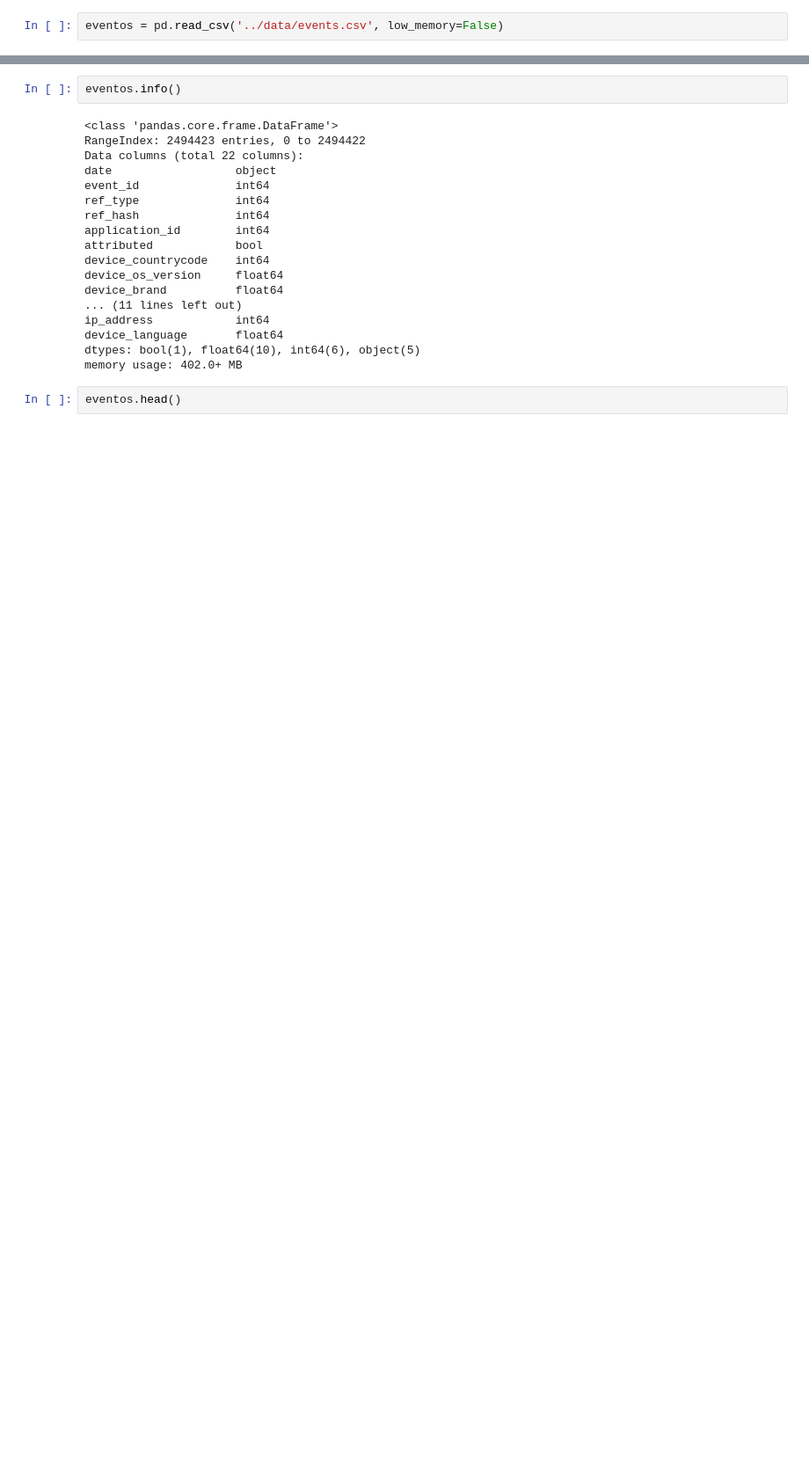
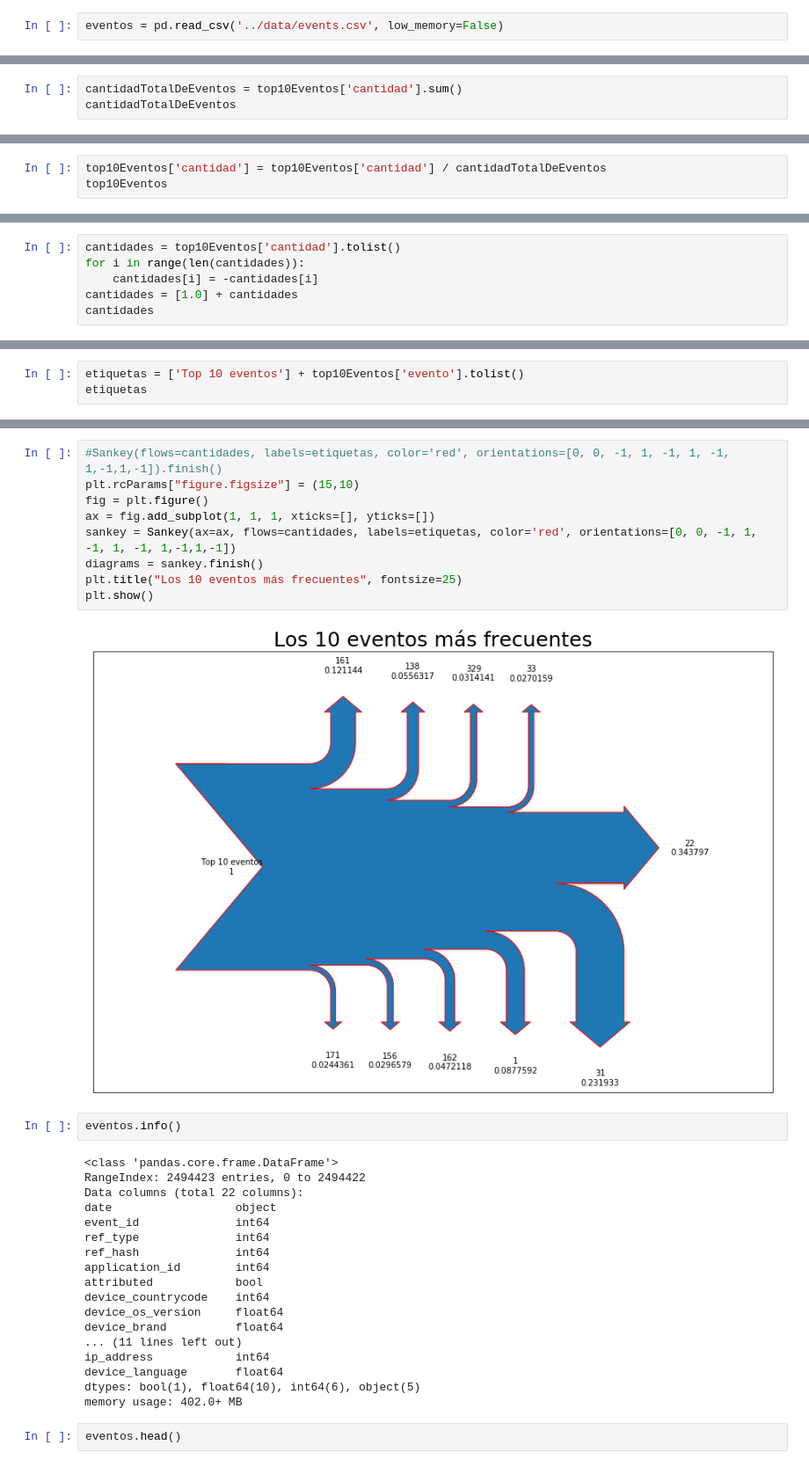
Before and after one commit to cruzpa95/Datos2019, a Jupyter notebook: events.ipynb, the cells around one changed output, grey strips where cells are left out. Shown: that part at 88% size. Saved outputs shown, nothing was run; the diff lists cells and outputs as text; blank space fills up the shorter version.

Commit message:
Agrego plot Sankey

```diff
--- a/events.ipynb
+++ b/events.ipynb
@@ -9,0 +28,3 @@ eventos = pd.read_csv('../data/events.csv', low_memory=False)
+# %%
+cantidadTotalDeEventos = top10Eventos['cantidad'].sum()
+cantidadTotalDeEventos
@@ -9,0 +38,3 @@ eventos = pd.read_csv('../data/events.csv', low_memory=False)
+# %%
+top10Eventos['cantidad'] = top10Eventos['cantidad'] / cantidadTotalDeEventos
+top10Eventos
@@ -9,0 +53,6 @@ eventos = pd.read_csv('../data/events.csv', low_memory=False)
+# %%
+cantidades = top10Eventos['cantidad'].tolist()
+for i in range(len(cantidades)):
+    cantidades[i] = -cantidades[i]
+cantidades = [1.0] + cantidades
+cantidades
@@ -9,0 +71,3 @@ eventos = pd.read_csv('../data/events.csv', low_memory=False)
+# %%
+etiquetas = ['Top 10 eventos'] + top10Eventos['evento'].tolist()
+etiquetas
@@ -10,3 +86,14 @@ eventos = pd.read_csv('../data/events.csv', low_memory=False)
+# %%
+#Sankey(flows=cantidades, labels=etiquetas, color='red', orientations=[0, 0, -1, 1, -1, 1, -1, 1,-1,1,-1]).finish()
+plt.rcParams["figure.figsize"] = (15,10)
+fig = plt.figure()
+ax = fig.add_subplot(1, 1, 1, xticks=[], yticks=[])
+sankey = Sankey(ax=ax, flows=cantidades, labels=etiquetas, color='red', orientations=[0, 0, -1, 1, -1, 1, -1, 1,-1,1,-1])
+diagrams = sankey.finish()
+plt.title("Los 10 eventos más frecuentes", fontsize=25)
+plt.show()
+# %% [output]
+[figure, added]
 # %%
 eventos.info()
 # %% [output]
```
Also changed, not shown: parts of 8 cells of this notebook, 1 other file.
